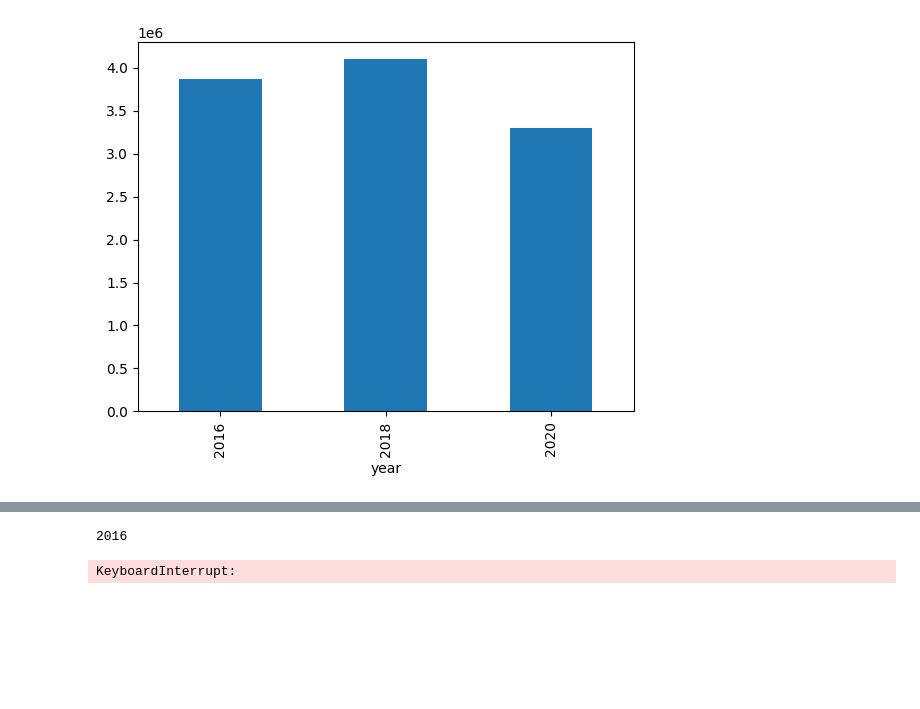
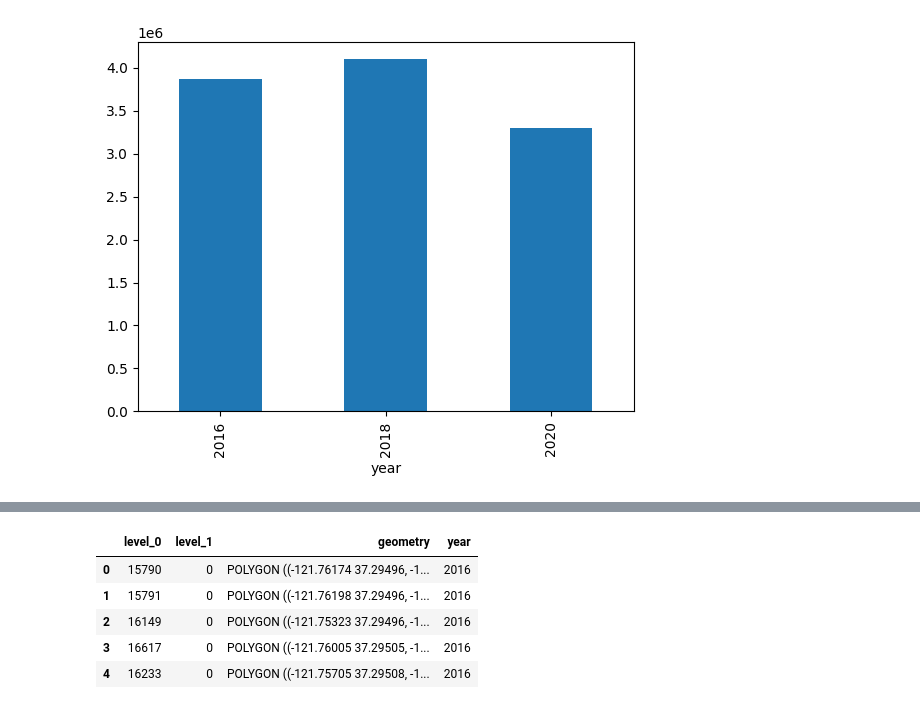
Before and after one commit to reglab/rgb-footprint-extract, a Jupyter notebook: naip_process/Inference-ADUs-in-time.ipynb, the cells around one changed output, grey strips where cells are left out. Cells and saved outputs as stored; diff of their text form; code cells hidden in the pictures; blank space fills up the shorter version.

```diff
--- a/naip_process/Inference-ADUs-in-time.ipynb
+++ b/naip_process/Inference-ADUs-in-time.ipynb
@@ -326,9 +299,9 @@ plt.show()
 building_footprints_infer_clipped = {}
 for year, gdf in building_footprints_infer.items():
     print(year)
-    temp_file = os.path.join('temp', 'bfi_clipped_{}'.format(year))
+    temp_file = os.path.join(OAK_FP, 'outputs', 'cbg-inference-2020', 'Error-Analysis', 'temp', 'bfi_small_clipped_{}'.format(year))
     if not os.path.exists(temp_file):
-        temp = gpd.clip(gdf, tile_intersection)
+        temp = gpd.clip(gdf.loc[gdf['small']==1], tile_intersection)
         print(len(temp))
         temp = temp.geometry.explode(index_parts=True)
         temp = gpd.GeoDataFrame(geometry=temp)
@@ -337,6 +310,3 @@ for year, gdf in building_footprints_infer.items():
         print(len(temp))
         temp.to_file(temp_file)
     building_footprints_infer_clipped[year] = gpd.read_file(temp_file)
-# %% [output]
-2016
-KeyboardInterrupt:
@@ -362,0 +322,9 @@ plt.show()
+# %%
+small_bfi_clipped.head()
+# %% [output]
+|  | level_0 | level_1 | geometry | year |
+| 0 | 15790 | 0 | POLYGON ((-121.76174 37.29496, -1... | 2016 |
+| 1 | 15791 | 0 | POLYGON ((-121.76198 37.29496, -1... | 2016 |
+| 2 | 16149 | 0 | POLYGON ((-121.75323 37.29496, -1... | 2016 |
+| 3 | 16617 | 0 | POLYGON ((-121.76005 37.29505, -1... | 2016 |
+| 4 | 16233 | 0 | POLYGON ((-121.75705 37.29508, -1... | 2016 |
```
Also changed, not shown: parts of 38 cells of this notebook, 4 other files.
